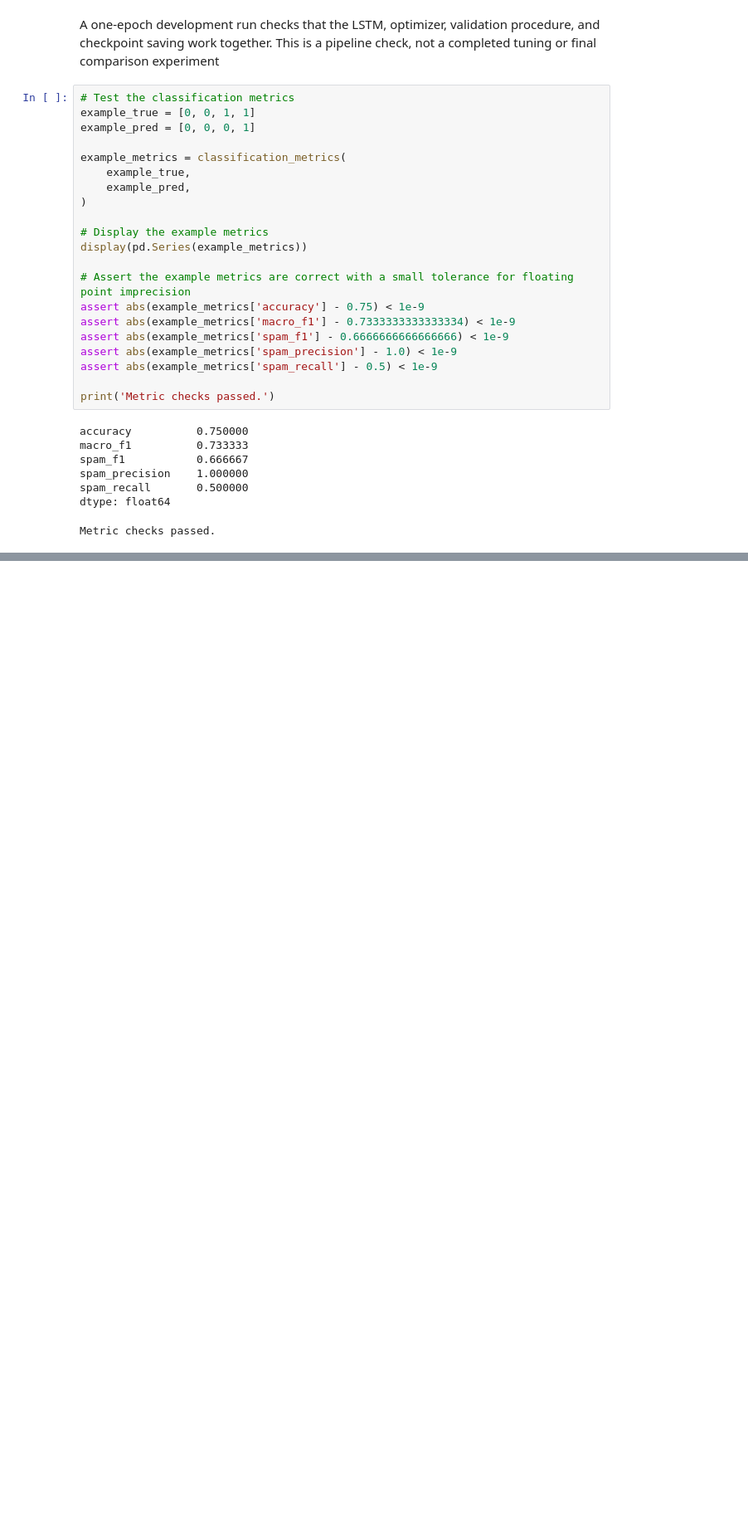
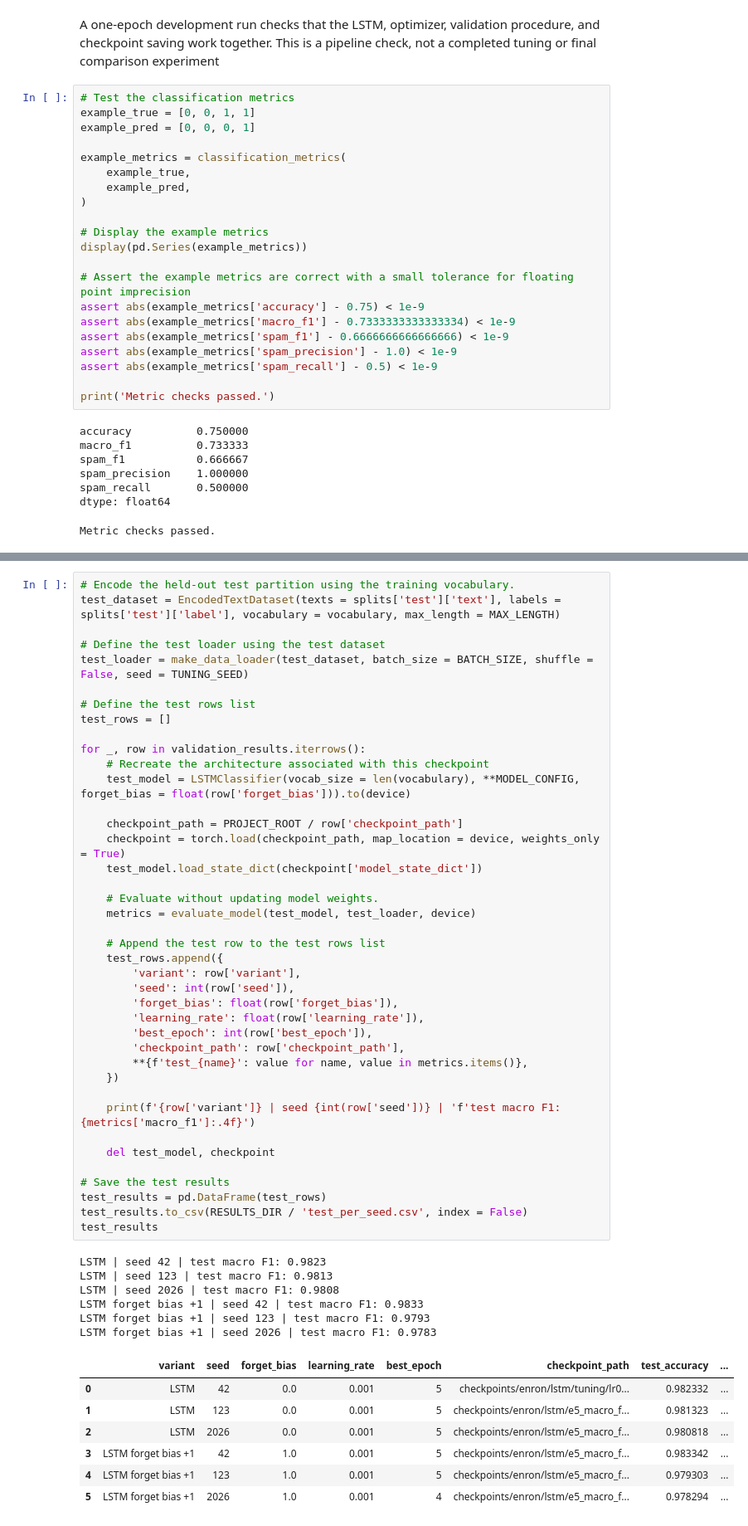
Before and after one commit to Nouroz-BI/AIGC5500-Midterm-Project, a Jupyter notebook: notebooks/04_lstm_experiment.ipynb, the cells around one changed output, grey strips where cells are left out. Shown at 83% size. Drawn from its saved outputs; the diff is of its cells as text; blank space fills up the shorter version.

```diff
--- a/notebooks/04_lstm_experiment.ipynb
+++ b/notebooks/04_lstm_experiment.ipynb
@@ -327,0 +611,54 @@ Training time: 10.3 seconds
+# %%
+# Encode the held-out test partition using the training vocabulary.
+test_dataset = EncodedTextDataset(texts = splits['test']['text'], labels = splits['test']['label'], vocabulary = vocabulary, max_length = MAX_LENGTH)
+
+# Define the test loader using the test dataset
+test_loader = make_data_loader(test_dataset, batch_size = BATCH_SIZE, shuffle = False, seed = TUNING_SEED)
+
+# Define the test rows list
+test_rows = []
+
+for _, row in validation_results.iterrows():
+    # Recreate the architecture associated with this checkpoint
+    test_model = LSTMClassifier(vocab_size = len(vocabulary), **MODEL_CONFIG, forget_bias = float(row['forget_bias'])).to(device)
+
+    checkpoint_path = PROJECT_ROOT / row['checkpoint_path']
+    checkpoint = torch.load(checkpoint_path, map_location = device, weights_only = True)
+    test_model.load_state_dict(checkpoint['model_state_dict'])
+
+    # Evaluate without updating model weights.
+    metrics = evaluate_model(test_model, test_loader, device)
+
+    # Append the test row to the test rows list
+    test_rows.append({
+        'variant': row['variant'],
+        'seed': int(row['seed']),
+        'forget_bias': float(row['forget_bias']),
+        'learning_rate': float(row['learning_rate']),
+        'best_epoch': int(row['best_epoch']),
+        'checkpoint_path': row['checkpoint_path'],
+        **{f'test_{name}': value for name, value in metrics.items()},
+    })
+
+    print(f'{row['variant']} | seed {int(row['seed'])} | 'f'test macro F1: {metrics['macro_f1']:.4f}')
+
+    del test_model, checkpoint
+
+# Save the test results
+test_results = pd.DataFrame(test_rows)
+test_results.to_csv(RESULTS_DIR / 'test_per_seed.csv', index = False)
+test_results
+# %% [output]
+LSTM | seed 42 | test macro F1: 0.9823
+LSTM | seed 123 | test macro F1: 0.9813
+LSTM | seed 2026 | test macro F1: 0.9808
+LSTM forget bias +1 | seed 42 | test macro F1: 0.9833
+LSTM forget bias +1 | seed 123 | test macro F1: 0.9793
+LSTM forget bias +1 | seed 2026 | test macro F1: 0.9783
+|  | variant | seed | forget_bias | learning_rate | best_epoch | checkpoint_path | test_accuracy | ... |
+| 0 | LSTM | 42 | 0.0 | 0.001 | 5 | checkpoints/enron/lstm/tuning/lr0... | 0.982332 | ... |
+| 1 | LSTM | 123 | 0.0 | 0.001 | 5 | checkpoints/enron/lstm/e5_macro_f... | 0.981323 | ... |
+| 2 | LSTM | 2026 | 0.0 | 0.001 | 5 | checkpoints/enron/lstm/e5_macro_f... | 0.980818 | ... |
+| 3 | LSTM forget bias +1 | 42 | 1.0 | 0.001 | 5 | checkpoints/enron/lstm/e5_macro_f... | 0.983342 | ... |
+| 4 | LSTM forget bias +1 | 123 | 1.0 | 0.001 | 5 | checkpoints/enron/lstm/e5_macro_f... | 0.979303 | ... |
+| 5 | LSTM forget bias +1 | 2026 | 1.0 | 0.001 | 4 | checkpoints/enron/lstm/e5_macro_f... | 0.978294 | ... |
```
Also changed, not shown: parts of 21 cells of this notebook, 16 other files.
